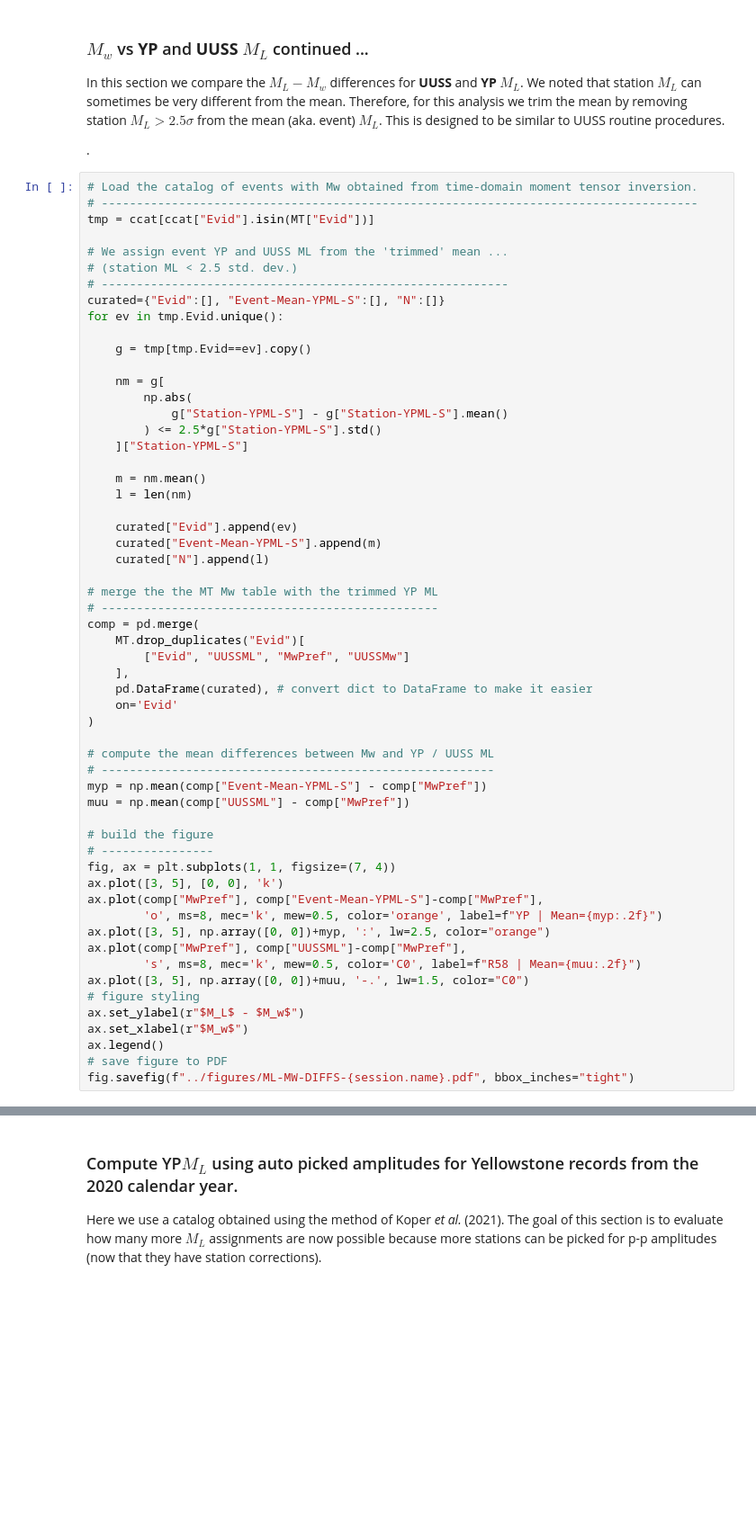
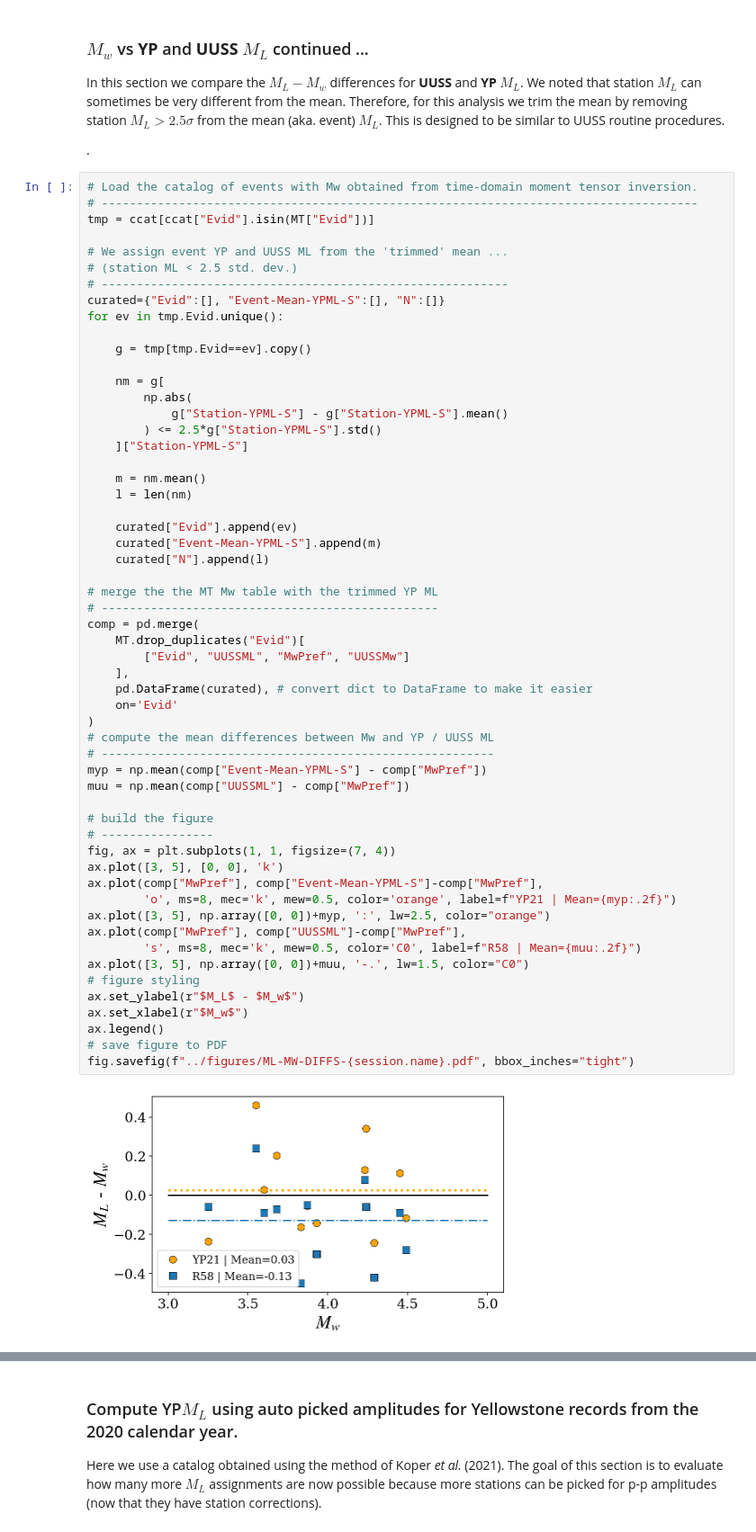
Before and after one commit to sgjholt/ynp_local_magnitude_recalibration, a Jupyter notebook: notebooks/MagnitudeComparisons.ipynb, the cells around one changed output, grey strips where cells are left out. Shown at 90% size. Saved outputs shown, nothing was run; the diff lists cells and outputs as text; blank space fills up the shorter version.

```diff
--- a/notebooks/MagnitudeComparisons.ipynb
+++ b/notebooks/MagnitudeComparisons.ipynb
@@ -655,32 +685,33 @@ for ev in tmp.Evid.unique():
 
 # merge the the MT Mw table with the trimmed YP ML
 # ------------------------------------------------
 comp = pd.merge(
     MT.drop_duplicates("Evid")[
         ["Evid", "UUSSML", "MwPref", "UUSSMw"]
     ],
     pd.DataFrame(curated), # convert dict to DataFrame to make it easier
     on='Evid'
 )
-
 # compute the mean differences between Mw and YP / UUSS ML
 # --------------------------------------------------------
 myp = np.mean(comp["Event-Mean-YPML-S"] - comp["MwPref"])
 muu = np.mean(comp["UUSSML"] - comp["MwPref"])
 
 # build the figure
 # ----------------
 fig, ax = plt.subplots(1, 1, figsize=(7, 4))
 ax.plot([3, 5], [0, 0], 'k')
 ax.plot(comp["MwPref"], comp["Event-Mean-YPML-S"]-comp["MwPref"],
-        'o', ms=8, mec='k', mew=0.5, color='orange', label=f"YP | Mean={myp:.2f}")
+        'o', ms=8, mec='k', mew=0.5, color='orange', label=f"YP21 | Mean={myp:.2f}")
 ax.plot([3, 5], np.array([0, 0])+myp, ':', lw=2.5, color="orange")
 ax.plot(comp["MwPref"], comp["UUSSML"]-comp["MwPref"],
         's', ms=8, mec='k', mew=0.5, color='C0', label=f"R58 | Mean={muu:.2f}")
 ax.plot([3, 5], np.array([0, 0])+muu, '-.', lw=1.5, color="C0")
 # figure styling
 ax.set_ylabel(r"$M_L$ - $M_w$")
 ax.set_xlabel(r"$M_w$")
 ax.legend()
 # save figure to PDF
 fig.savefig(f"../figures/ML-MW-DIFFS-{session.name}.pdf", bbox_inches="tight")
+# %% [output]
+[figure, added]
```
Also changed, not shown: parts of 12 cells of this notebook, 54 other files.
